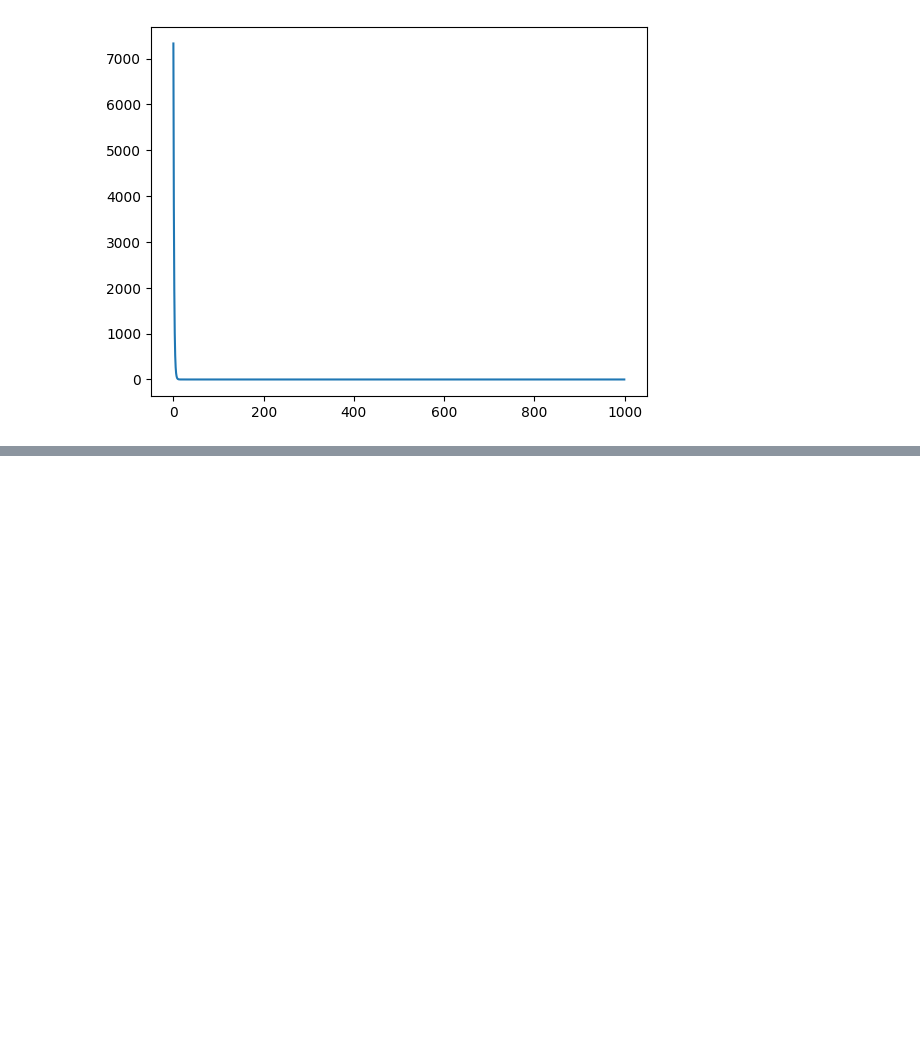
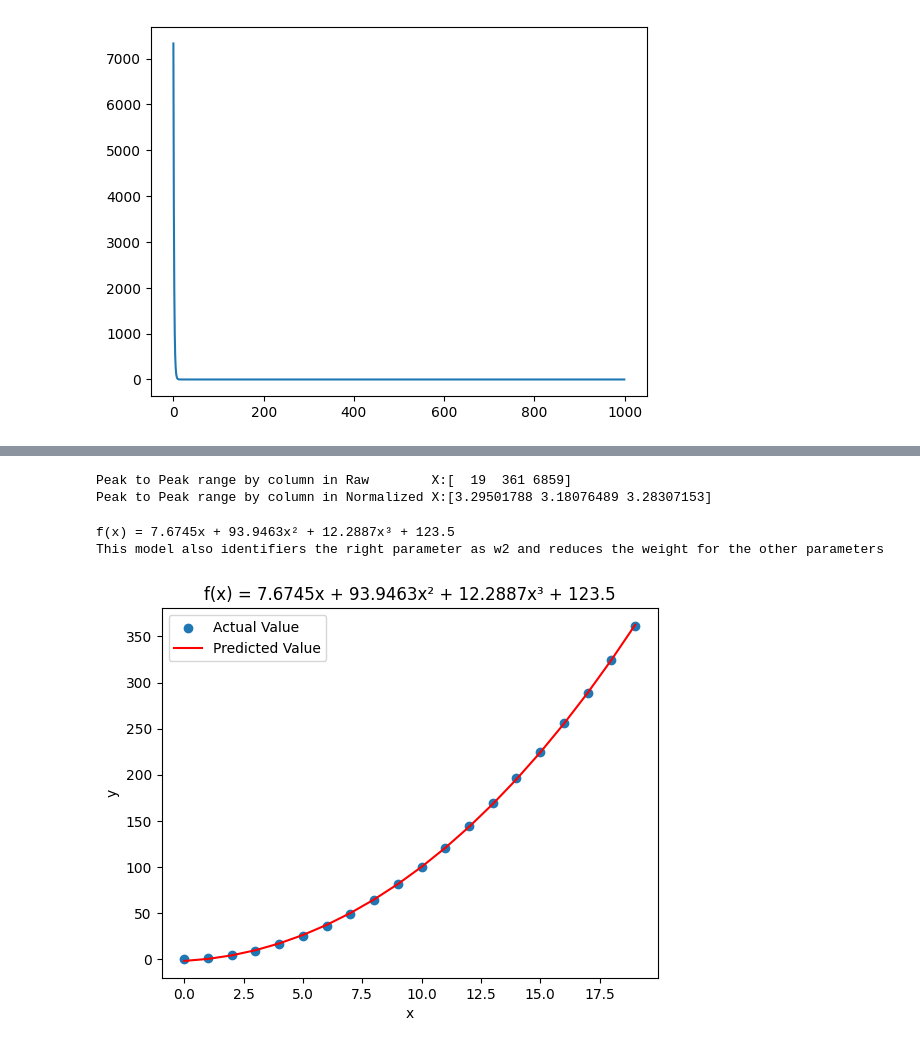
Before and after one commit to abdulhakkeempa/machine-learning, a Jupyter notebook: Polynomial_Regression.ipynb, the cells around one changed output, grey strips where cells are left out. Cells and saved outputs as stored; diff of their text form; code cells hidden in the pictures; blank space fills up the shorter version.

```diff
--- a/Polynomial_Regression.ipynb
+++ b/Polynomial_Regression.ipynb
@@ -150,0 +208,28 @@ plt.plot(hist)
+# %%
+# create target data
+x = np.arange(0,20,1)
+X = np.c_[x, x**2, x**3]
+print(f"Peak to Peak range by column in Raw        X:{np.ptp(X,axis=0)}")
+
+# add mean_normalization
+X = zscore_normalize_features(X)
+print(f"Peak to Peak range by column in Normalized X:{np.ptp(X,axis=0)}")
+# %% [output]
+Peak to Peak range by column in Raw        X:[  19  361 6859]
+Peak to Peak range by column in Normalized X:[3.29501788 3.18076489 3.28307153]
+# %%
+polynomial_regression = LinearRegression()
+# %%
+w,b,hist = polynomial_regression.fit(X,y,epochs=10000,alpha=1e-1)
+# %%
+new_fn = f"f(x) = {round(polynomial_regression.line[0][0][0],4)}x + {round(polynomial_regression.line[0][1][0],4)}x\u00B2 + {round(polynomial_regression.line[0][2][0],4)}x\u00B3 + {round(polynomial_regression.line[1],4)}"
+print(new_fn)
+print("This model also identifies the right parameter as w2 and reduces the weight for the other parameters")
+# %% [output]
+f(x) = 7.6745x + 93.9463x² + 12.2887x³ + 123.5
+This model also identifiers the right parameter as w2 and reduces the weight for the other parameters
+# %%
+plt.title(new_fn)
+polynomial_regression.visualise(x,y,X)
+# %% [output]
+[figure, added]
```
Also changed, not shown: parts of 13 cells of this notebook.
